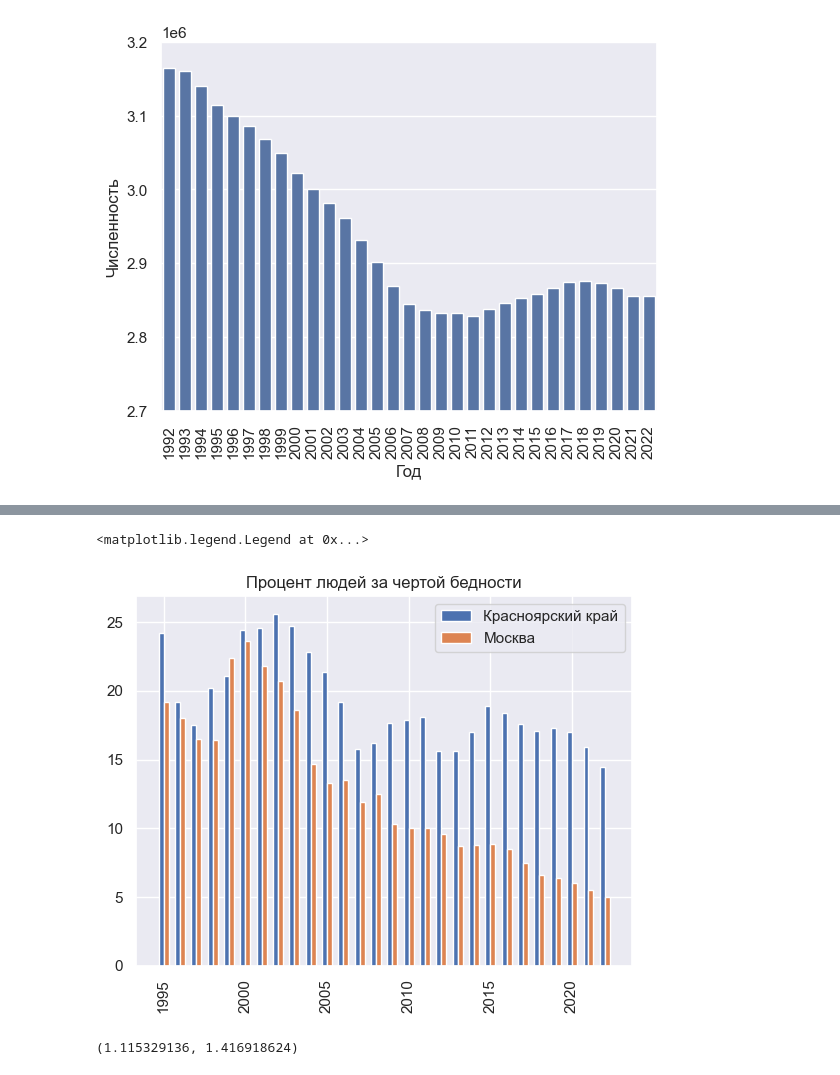
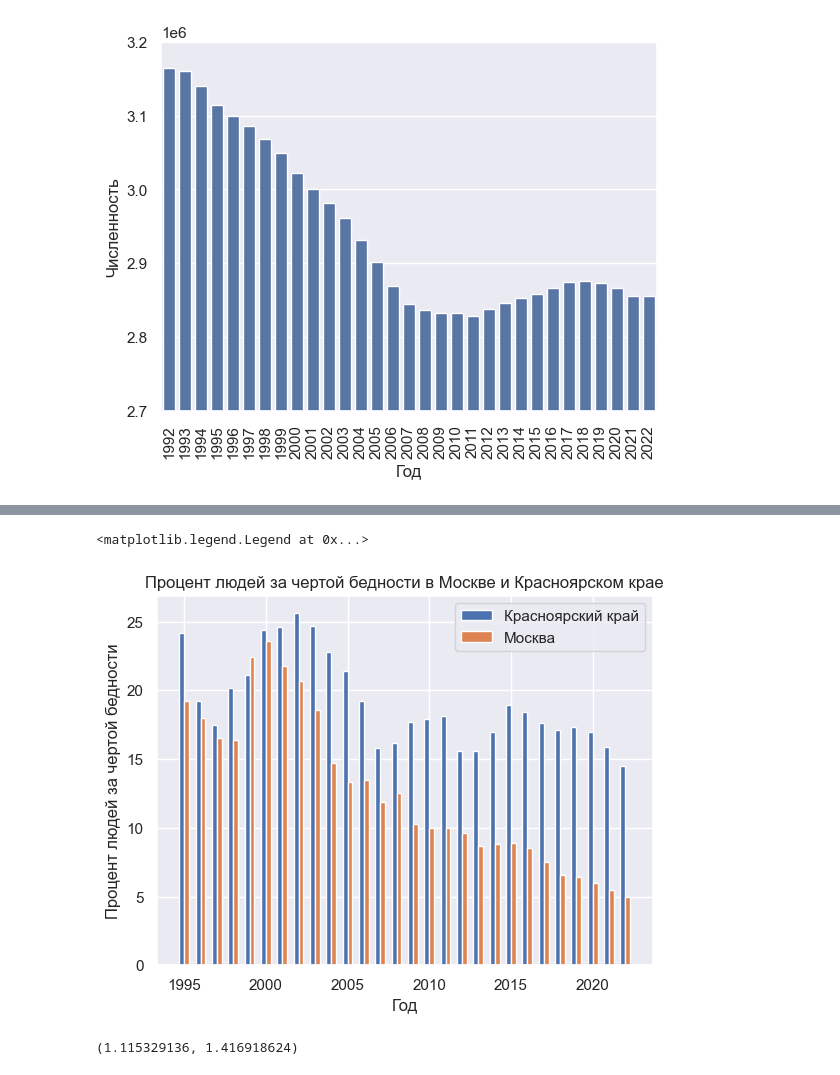
Before and after one commit to sinhropter/project_ppsh, a Jupyter notebook: work_with_date.ipynb, the cells around one changed output, grey strips where cells are left out. Saved outputs shown, nothing was run; the diff lists cells and outputs as text; code cells hidden in the pictures.

```diff
--- a/work_with_date.ipynb
+++ b/work_with_date.ipynb
@@ -204,8 +188,6 @@ plt.show()
 [figure]
 # %%
 sns.set_theme(style="darkgrid")
-# %%
-sns.set_theme(style="darkgrid")
 # %%
 sns.barplot(x = sf["Год"], y = sf["Численность"])
 plt.xticks(rotation = 90)
@@ -264,25 +244,26 @@ df2['процент людей за чертой бедности'] = np.array(l
 # %%
 width = 0.3
 
 a = list(df1["Процент людей за чертой бедности"])
 b = list(df2["процент людей за чертой бедности"])
 a = a[3:]
 b = b[4:]
 dt = []
 for i in range(1995, 2023):
     dt.append(i)
 dt = np.array(dt)
 a = np.array(a)
 b = np.array(b)
 fig, ax = plt.subplots()
 rects1 = ax.bar(dt - width/2, a, width, label='Красноярский край')
 rects2 = ax.bar(dt + width/2, b, width, label='Москва')
-ax.set_title('Процент людей за чертой бедности')
-plt.xticks(rotation = 90)
+plt.xlabel("Год")
+plt.ylabel("Процент людей за чертой бедности")
+ax.set_title('Процент людей за чертой бедности в Москве и Красноярском крае')
 ax.legend()
 # %% [output]
 <matplotlib.legend.Legend at 0x...>
-[figure, old version]
+[figure, new version]
 # %%
 a = list(df1['Плотность населения'])
 l = []
```
Also changed, not shown: parts of 10 cells of this notebook.
